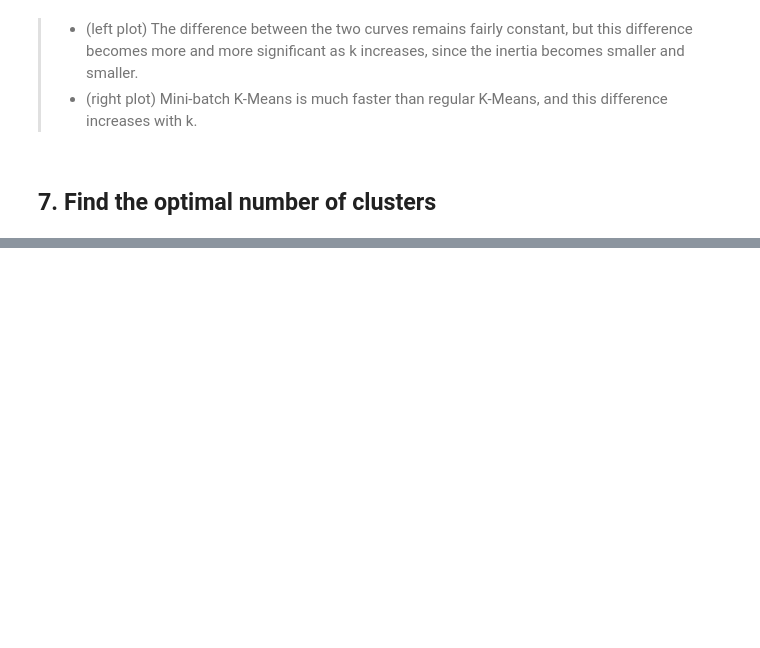
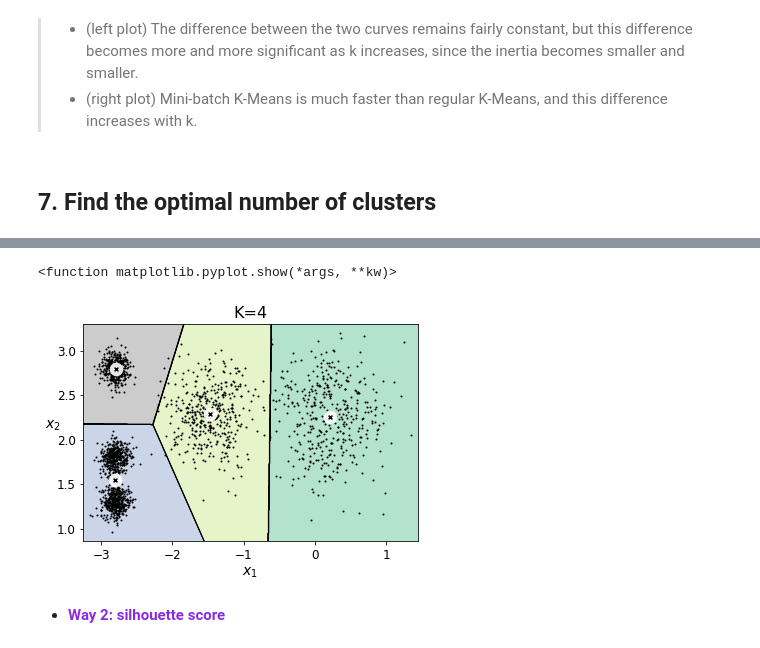
Before and after one commit to libingallin/handson_ml_2nd, a Jupyter notebook: chap09-unsupervised-learning-techniques/chap09-clustering.ipynb, the cells around one changed output, grey strips where cells are left out. Saved outputs shown, nothing was run; the diff lists cells and outputs as text; code cells hidden in the pictures; blank space fills up the shorter version.

```diff
--- a/chap09-unsupervised-learning-techniques/chap09-clustering.ipynb
+++ b/chap09-unsupervised-learning-techniques/chap09-clustering.ipynb
@@ -617,0 +663,9 @@ plt.show()
+# %%
+plot_decision_boundaries(kmeans_per_k[4-1], X)
+plt.title('K=4', fontsize=16)
+plt.show
+# %% [output]
+<function matplotlib.pyplot.show(*args, **kw)>
+[figure, added]
+# %% [markdown]
+- **<font color='blueviolet'>Way 2: silhouette score</font>**
```
Also changed, not shown: parts of 136 cells of this notebook.
